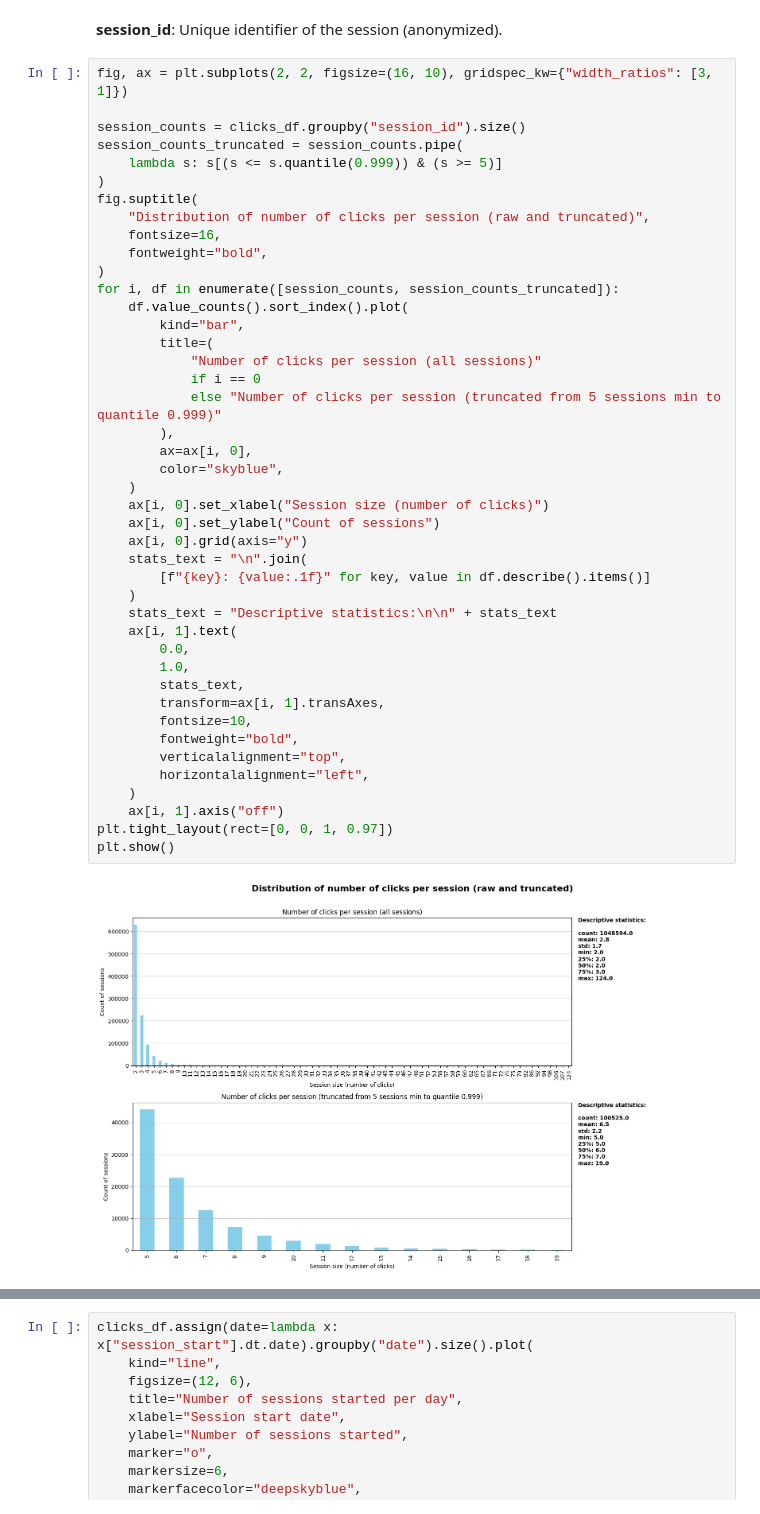
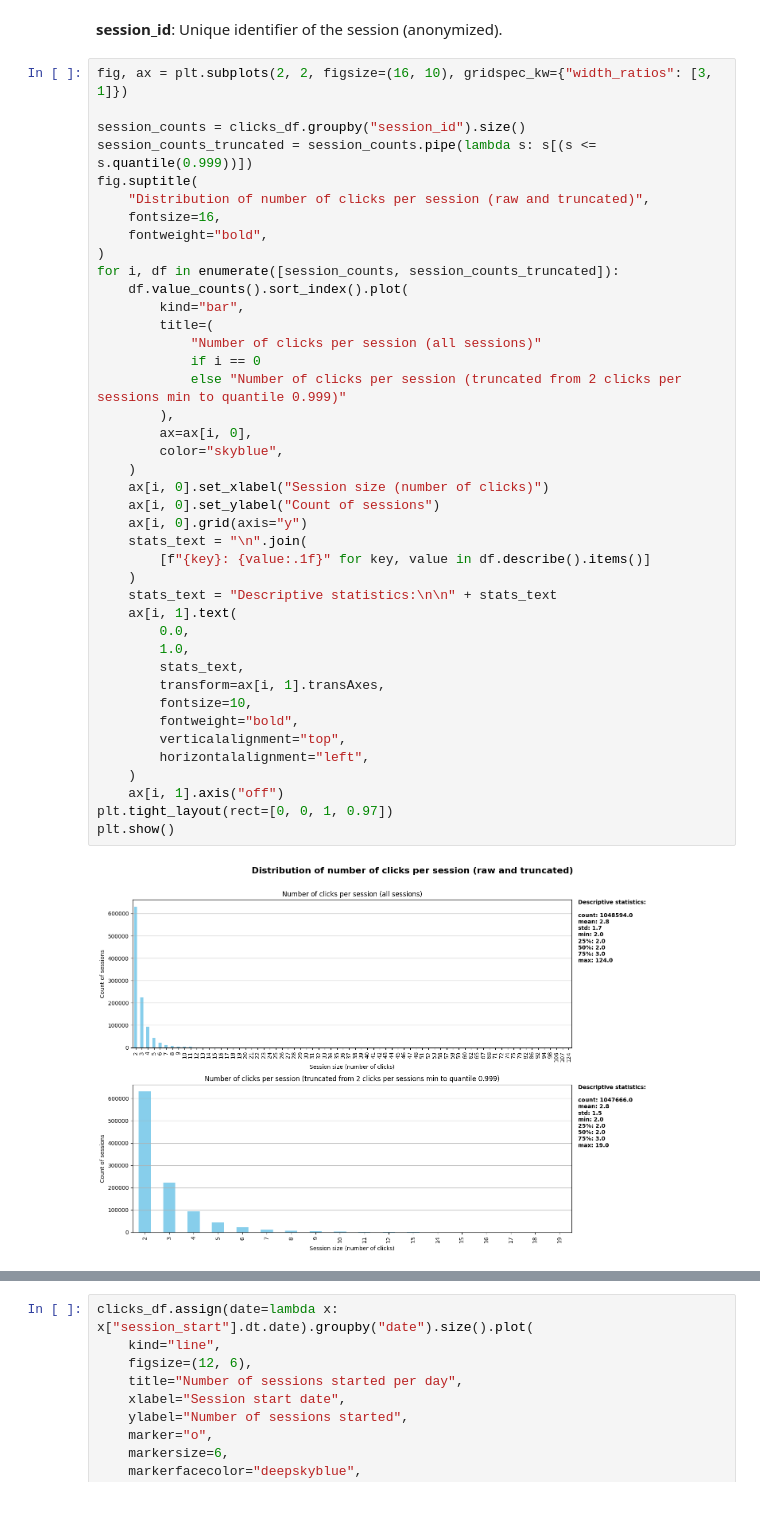
Before and after one commit to Hedredo/oc_p10, a Jupyter notebook: notebooks/main.ipynb, the cells around one changed output, grey strips where cells are left out. Drawn from its saved outputs; the diff is of its cells as text.

```diff
--- a/notebooks/main.ipynb
+++ b/notebooks/main.ipynb
@@ -220,9 +219,7 @@ Analyse de la distribution :
 fig, ax = plt.subplots(2, 2, figsize=(16, 10), gridspec_kw={"width_ratios": [3, 1]})
 
 session_counts = clicks_df.groupby("session_id").size()
-session_counts_truncated = session_counts.pipe(
-    lambda s: s[(s <= s.quantile(0.999)) & (s >= 5)]
-)
+session_counts_truncated = session_counts.pipe(lambda s: s[(s <= s.quantile(0.999))])
 fig.suptitle(
     "Distribution of number of clicks per session (raw and truncated)",
     fontsize=16,
@@ -232,35 +229,35 @@ for i, df in enumerate([session_counts, session_counts_truncated]):
     df.value_counts().sort_index().plot(
         kind="bar",
         title=(
             "Number of clicks per session (all sessions)"
             if i == 0
-            else "Number of clicks per session (truncated from 5 sessions min to quantile 0.999)"
+            else "Number of clicks per session (truncated from 2 clicks per sessions min to quantile 0.999)"
         ),
         ax=ax[i, 0],
         color="skyblue",
     )
     ax[i, 0].set_xlabel("Session size (number of clicks)")
     ax[i, 0].set_ylabel("Count of sessions")
     ax[i, 0].grid(axis="y")
     stats_text = "\n".join(
         [f"{key}: {value:.1f}" for key, value in df.describe().items()]
     )
     stats_text = "Descriptive statistics:\n\n" + stats_text
     ax[i, 1].text(
         0.0,
         1.0,
         stats_text,
         transform=ax[i, 1].transAxes,
         fontsize=10,
         fontweight="bold",
         verticalalignment="top",
         horizontalalignment="left",
     )
     ax[i, 1].axis("off")
 plt.tight_layout(rect=[0, 0, 1, 0.97])
 plt.show()
 # %% [output]
-[figure, old version]
+[figure, new version]
 # %% [markdown]
 Analyse de la distribution brute du nombre de clics par session :
 - une majorité de sessions très courtes avec une médiane à 2 clics sur l'ensembe des 1 048 594 sessions
```
Also changed, not shown: parts of 51 cells of this notebook, 1 other file.
